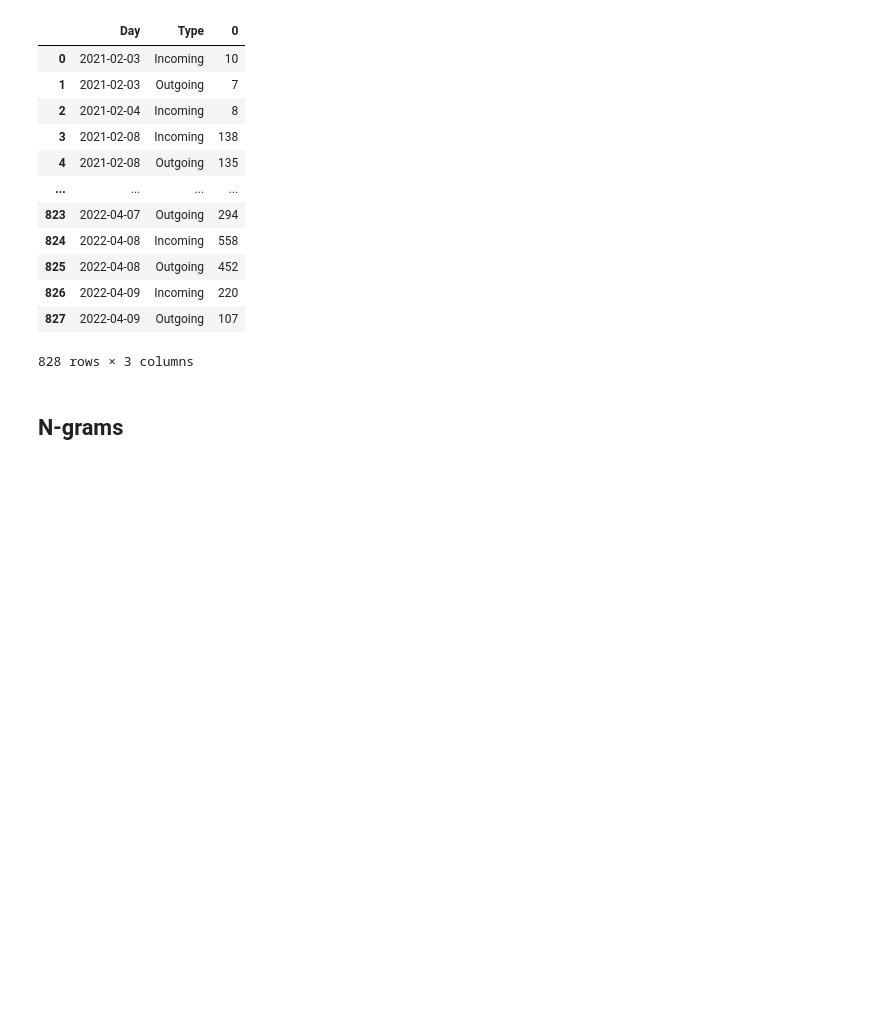
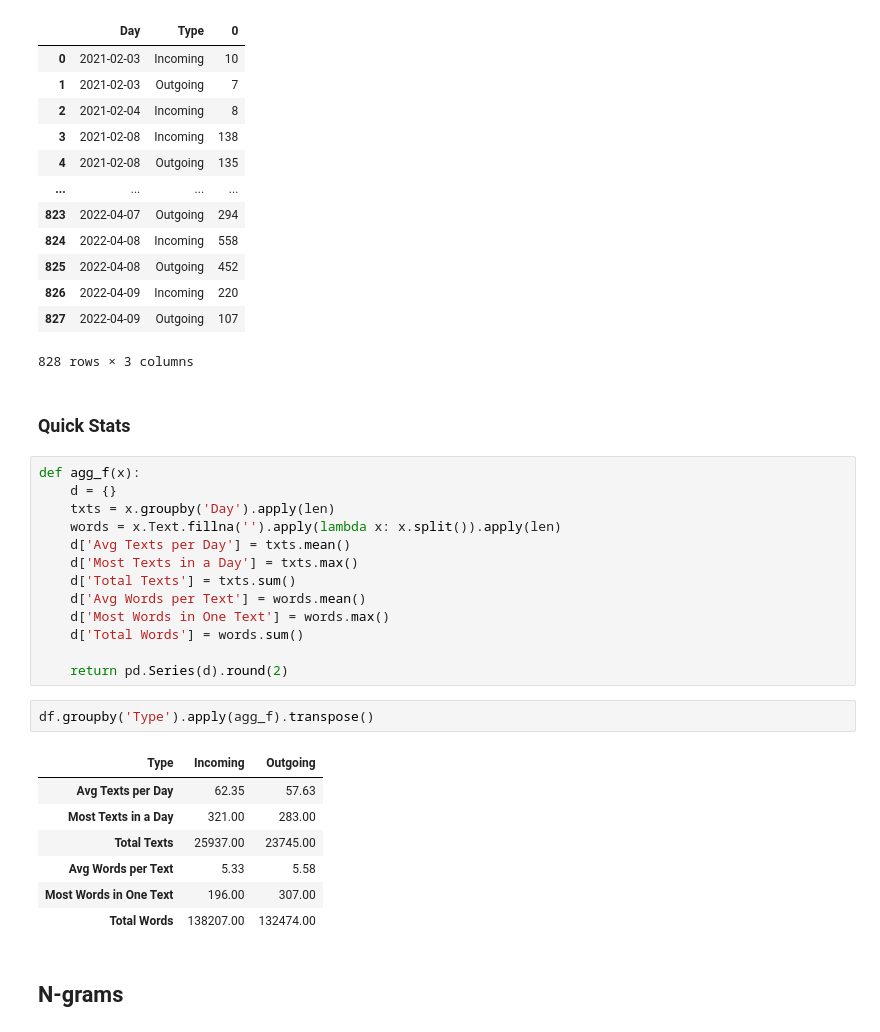
Before and after one commit to gabeztaylor/claire, a Jupyter notebook: messages.ipynb, the cells around one changed output. Saved outputs shown, nothing was run; the diff lists cells and outputs as text; blank space fills up the shorter version.

Commit message:
add stats

```diff
--- a/messages.ipynb
+++ b/messages.ipynb
@@ -199,6 +199,31 @@ df.groupby(['Day', 'Type']).apply(lambda x: sum(x.length)).reset_index().reset_i
 | 826 | 2022-04-09 | Incoming | 220 |
 | 827 | 2022-04-09 | Outgoing | 107 |
 828 rows × 3 columns
+# %% [markdown]
+### Quick Stats
+# %%
+def agg_f(x):
+    d = {}
+    txts = x.groupby('Day').apply(len)
+    words = x.Text.fillna('').apply(lambda x: x.split()).apply(len)
+    d['Avg Texts per Day'] = txts.mean()
+    d['Most Texts in a Day'] = txts.max()
+    d['Total Texts'] = txts.sum()
+    d['Avg Words per Text'] = words.mean()
+    d['Most Words in One Text'] = words.max()
+    d['Total Words'] = words.sum()
+
+    return pd.Series(d).round(2)
+# %%
+df.groupby('Type').apply(agg_f).transpose()
+# %% [output]
+| Type | Incoming | Outgoing |
+| Avg Texts per Day | 62.35 | 57.63 |
+| Most Texts in a Day | 321.00 | 283.00 |
+| Total Texts | 25937.00 | 23745.00 |
+| Avg Words per Text | 5.33 | 5.58 |
+| Most Words in One Text | 196.00 | 307.00 |
+| Total Words | 138207.00 | 132474.00 |
 # %% [markdown]
 ## N-grams
 # %%
```
Also changed, not shown: 2 other files.
